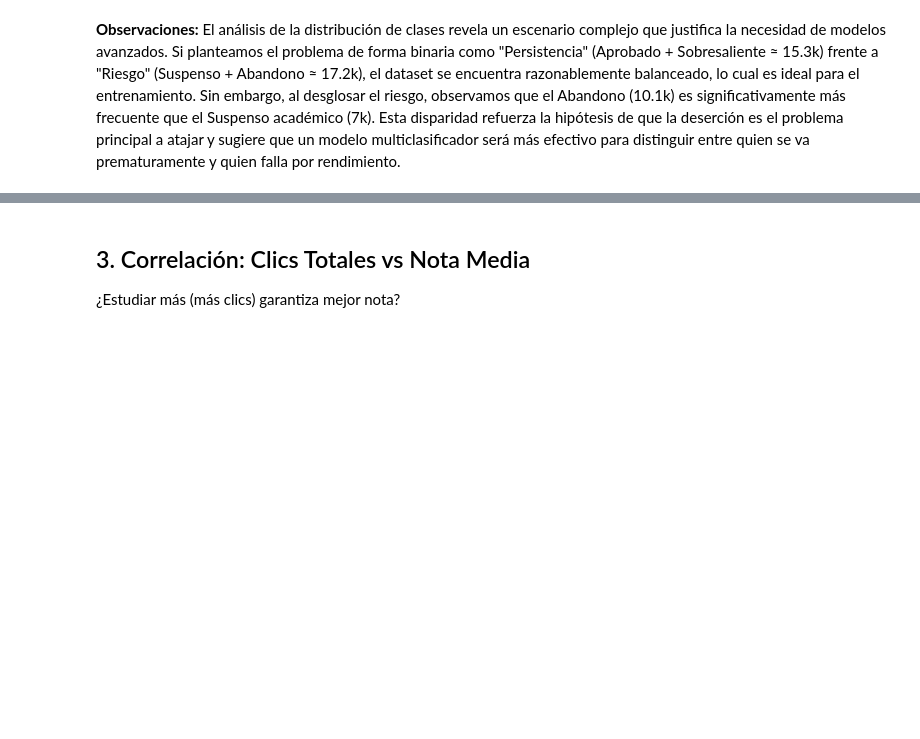
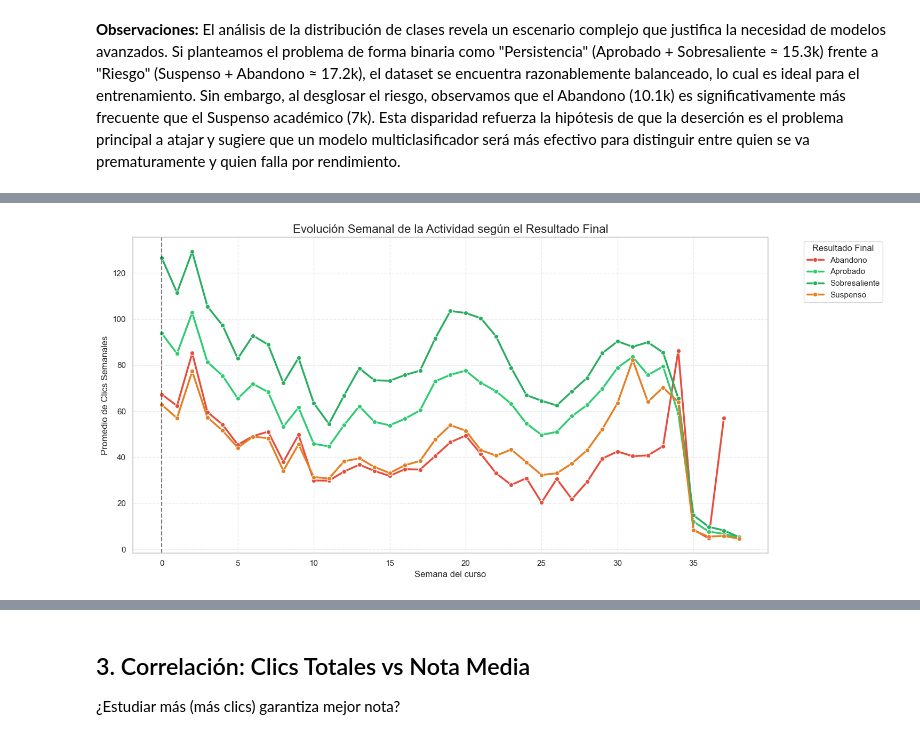
Before and after one commit to MichaeLaudrup/Artificial_Intelligence_Msc, a Jupyter notebook: TFM_education_ai_analytics/notebooks/data_exploration.ipynb, the cells around one changed output, grey strips where cells are left out. Saved outputs shown, nothing was run; the diff lists cells and outputs as text; code cells hidden in the pictures; blank space fills up the shorter version.

```diff
--- a/TFM_education_ai_analytics/notebooks/data_exploration.ipynb
+++ b/TFM_education_ai_analytics/notebooks/data_exploration.ipynb
@@ -226,0 +274,32 @@ Deberíamos ver que los estudiantes 'Withdrawn' (Abandonos) tienen una caída dr
+# %%
+# 1. Agrupamos por resultado y semana, calculando el promedio de clics
+# Usamos el dataframe 'weekly_activity' que ya tiene el merge con 'final_result'
+result_trends = weekly_activity.groupby(['Resultado', 'week'])['sum_click'].mean().reset_index()
+# 2. Visualización
+plt.figure(figsize=(15, 7))
+# Definimos colores que sigan una lógica (Verdes para éxito, Rojos para fallo)
+custom_palette = {
+    'Sobresaliente': '#27ae60', # Verde oscuro
+    'Aprobado': '#2ecc71',      # Verde claro
+    'Suspenso': '#e67e22',      # Naranja
+    'Abandono': '#e74c3c'       # Rojo
+}
+sns.lineplot(
+    data=result_trends,
+    x='week',
+    y='sum_click',
+    hue='Resultado',
+    palette=custom_palette,
+    linewidth=2.5,
+    marker='o'
+)
+plt.axvline(x=0, color='black', linestyle='--', alpha=0.5)
+plt.title('Evolución Semanal de la Actividad según el Resultado Final', fontsize=16)
+plt.xlabel('Semana del curso', fontsize=12)
+plt.ylabel('Promedio de Clics Semanales', fontsize=12)
+plt.grid(True, linestyle='--', alpha=0.4)
+plt.legend(title='Resultado Final', bbox_to_anchor=(1.05, 1), loc='upper left')
+plt.tight_layout()
+plt.show()
+# %% [output]
+[figure, added]
```
Also changed, not shown: parts of 19 cells of this notebook, 3 other files.
